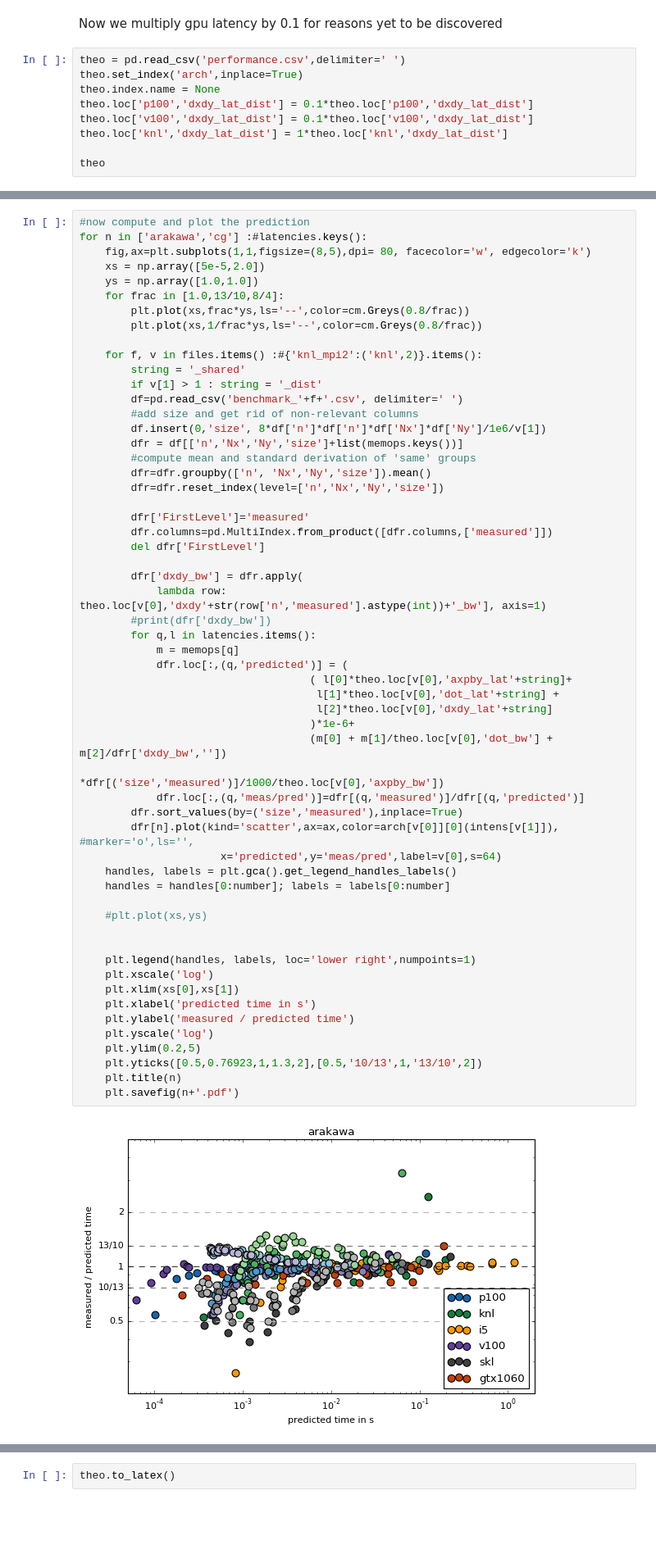
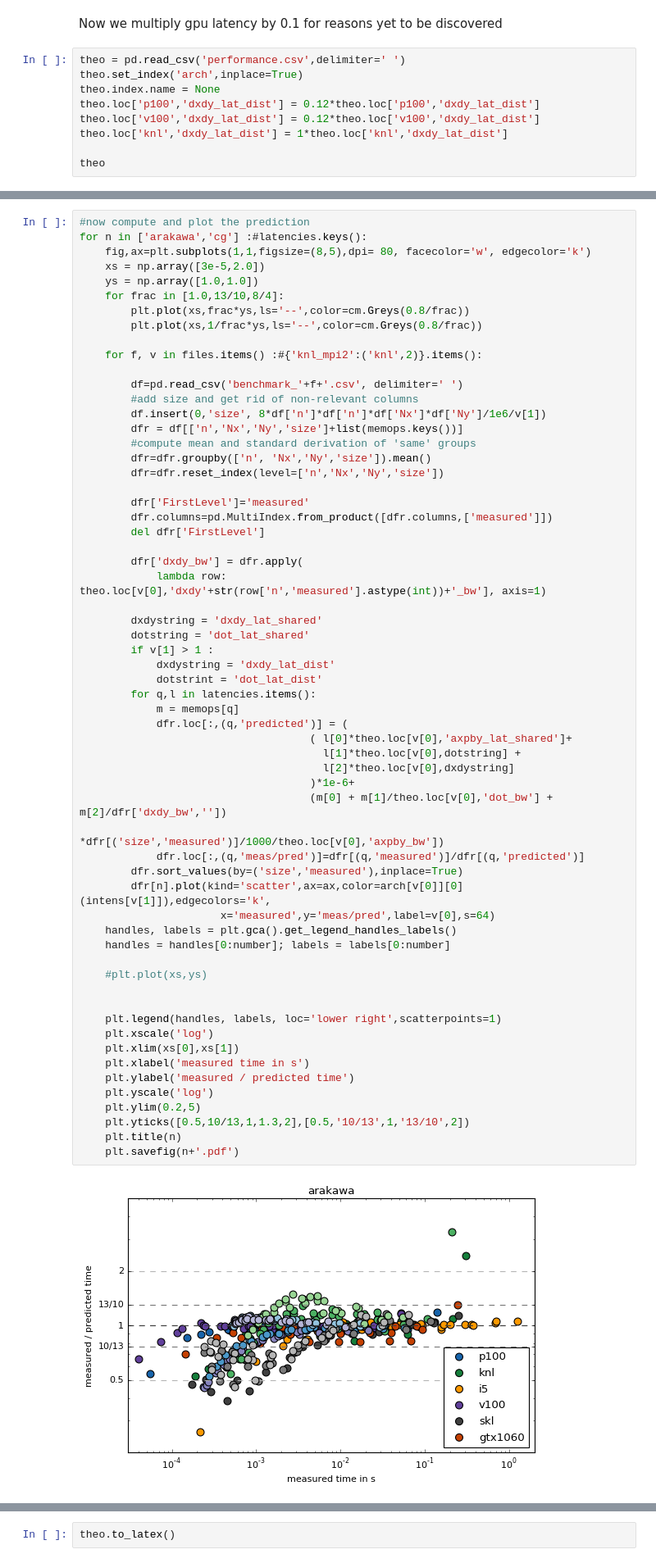
Before and after one commit to mwiesenberger/performance, a Jupyter notebook: 5-prediction.ipynb, the cells around one changed output, grey strips where cells are left out. Shown at 82% size. Drawn from its saved outputs; the diff is of its cells as text; blank space fills up the shorter version.

```diff
--- a/5-prediction.ipynb
+++ b/5-prediction.ipynb
@@ -50,8 +50,8 @@ Now we multiply gpu latency by 0.1 for reasons yet to be discovered
 theo = pd.read_csv('performance.csv',delimiter=' ')
 theo.set_index('arch',inplace=True)
 theo.index.name = None
-theo.loc['p100','dxdy_lat_dist'] = 0.1*theo.loc['p100','dxdy_lat_dist']
-theo.loc['v100','dxdy_lat_dist'] = 0.1*theo.loc['v100','dxdy_lat_dist']
+theo.loc['p100','dxdy_lat_dist'] = 0.12*theo.loc['p100','dxdy_lat_dist']
+theo.loc['v100','dxdy_lat_dist'] = 0.12*theo.loc['v100','dxdy_lat_dist']
 theo.loc['knl','dxdy_lat_dist'] = 1*theo.loc['knl','dxdy_lat_dist']
 
 theo
@@ -67,15 +67,14 @@ theo
 #now compute and plot the prediction
 for n in ['arakawa','cg'] :#latencies.keys():
     fig,ax=plt.subplots(1,1,figsize=(8,5),dpi= 80, facecolor='w', edgecolor='k')
-    xs = np.array([5e-5,2.0])
+    xs = np.array([3e-5,2.0])
     ys = np.array([1.0,1.0])
     for frac in [1.0,13/10,8/4]:
         plt.plot(xs,frac*ys,ls='--',color=cm.Greys(0.8/frac))
         plt.plot(xs,1/frac*ys,ls='--',color=cm.Greys(0.8/frac))
 
     for f, v in files.items() :#{'knl_mpi2':('knl',2)}.items():
-        string = '_shared'
-        if v[1] > 1 : string = '_dist'
+
         df=pd.read_csv('benchmark_'+f+'.csv', delimiter=' ')
         #add size and get rid of non-relevant columns
         df.insert(0,'size', 8*df['n']*df['n']*df['Nx']*df['Ny']/1e6/v[1])
@@ -85,40 +84,45 @@ for n in ['arakawa','cg'] :#latencies.keys():
         dfr=dfr.reset_index(level=['n','Nx','Ny','size'])
 
         dfr['FirstLevel']='measured'
         dfr.columns=pd.MultiIndex.from_product([dfr.columns,['measured']])
         del dfr['FirstLevel']
 
         dfr['dxdy_bw'] = dfr.apply(
             lambda row: theo.loc[v[0],'dxdy'+str(row['n','measured'].astype(int))+'_bw'], axis=1)
-        #print(dfr['dxdy_bw'])
+
+        dxdystring = 'dxdy_lat_shared'
+        dotstring = 'dot_lat_shared'
+        if v[1] > 1 :
+            dxdystring = 'dxdy_lat_dist'
+            dotstrint = 'dot_lat_dist'
         for q,l in latencies.items():
             m = memops[q]
             dfr.loc[:,(q,'predicted')] = (
-                                    ( l[0]*theo.loc[v[0],'axpby_lat'+string]+
-                                     l[1]*theo.loc[v[0],'dot_lat'+string] +
-                                     l[2]*theo.loc[v[0],'dxdy_lat'+string]
+                                    ( l[0]*theo.loc[v[0],'axpby_lat_shared']+
+                                      l[1]*theo.loc[v[0],dotstring] +
+                                      l[2]*theo.loc[v[0],dxdystring]
                                     )*1e-6+
                                     (m[0] + m[1]/theo.loc[v[0],'dot_bw'] + m[2]/dfr['dxdy_bw',''])
                                        *dfr[('size','measured')]/1000/theo.loc[v[0],'axpby_bw'])
             dfr.loc[:,(q,'meas/pred')]=dfr[(q,'measured')]/dfr[(q,'predicted')]
         dfr.sort_values(by=('size','measured'),inplace=True)
-        dfr[n].plot(kind='scatter',ax=ax,color=arch[v[0]][0](intens[v[1]]), #marker='o',ls='',
-                      x='predicted',y='meas/pred',label=v[0],s=64)
+        dfr[n].plot(kind='scatter',ax=ax,color=arch[v[0]][0](intens[v[1]]),edgecolors='k',
+                      x='measured',y='meas/pred',label=v[0],s=64)
     handles, labels = plt.gca().get_legend_handles_labels()
     handles = handles[0:number]; labels = labels[0:number]
 
     #plt.plot(xs,ys)
 
 
-    plt.legend(handles, labels, loc='lower right',numpoints=1)
+    plt.legend(handles, labels, loc='lower right',scatterpoints=1)
     plt.xscale('log')
     plt.xlim(xs[0],xs[1])
-    plt.xlabel('predicted time in s')
+    plt.xlabel('measured time in s')
     plt.ylabel('measured / predicted time')
     plt.yscale('log')
     plt.ylim(0.2,5)
-    plt.yticks([0.5,0.76923,1,1.3,2],[0.5,'10/13',1,'13/10',2])
+    plt.yticks([0.5,10/13,1,1.3,2],[0.5,'10/13',1,'13/10',2])
     plt.title(n)
     plt.savefig(n+'.pdf')
 # %% [output]
-[figure, old version]
+[figure, new version]
```
Also changed, not shown: parts of 3 cells of this notebook, 2 other files.
